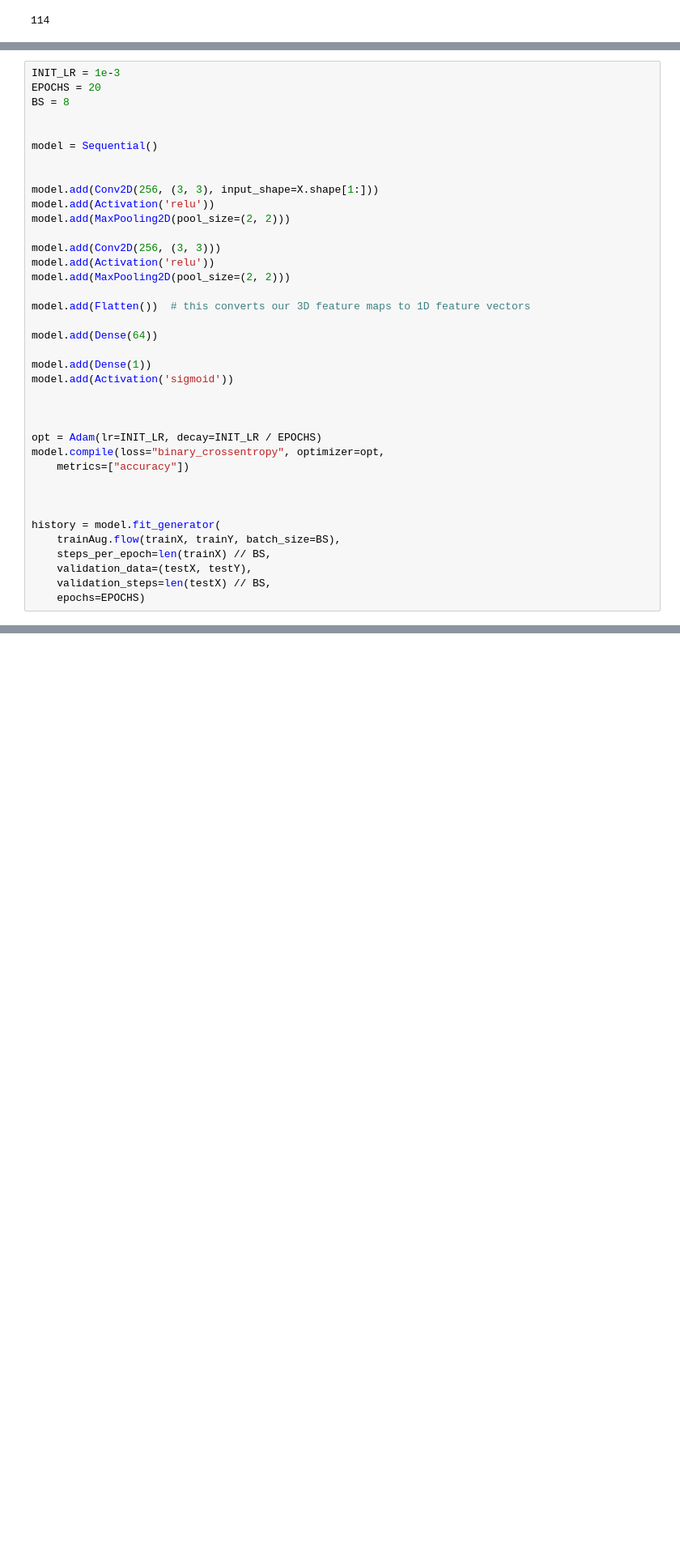
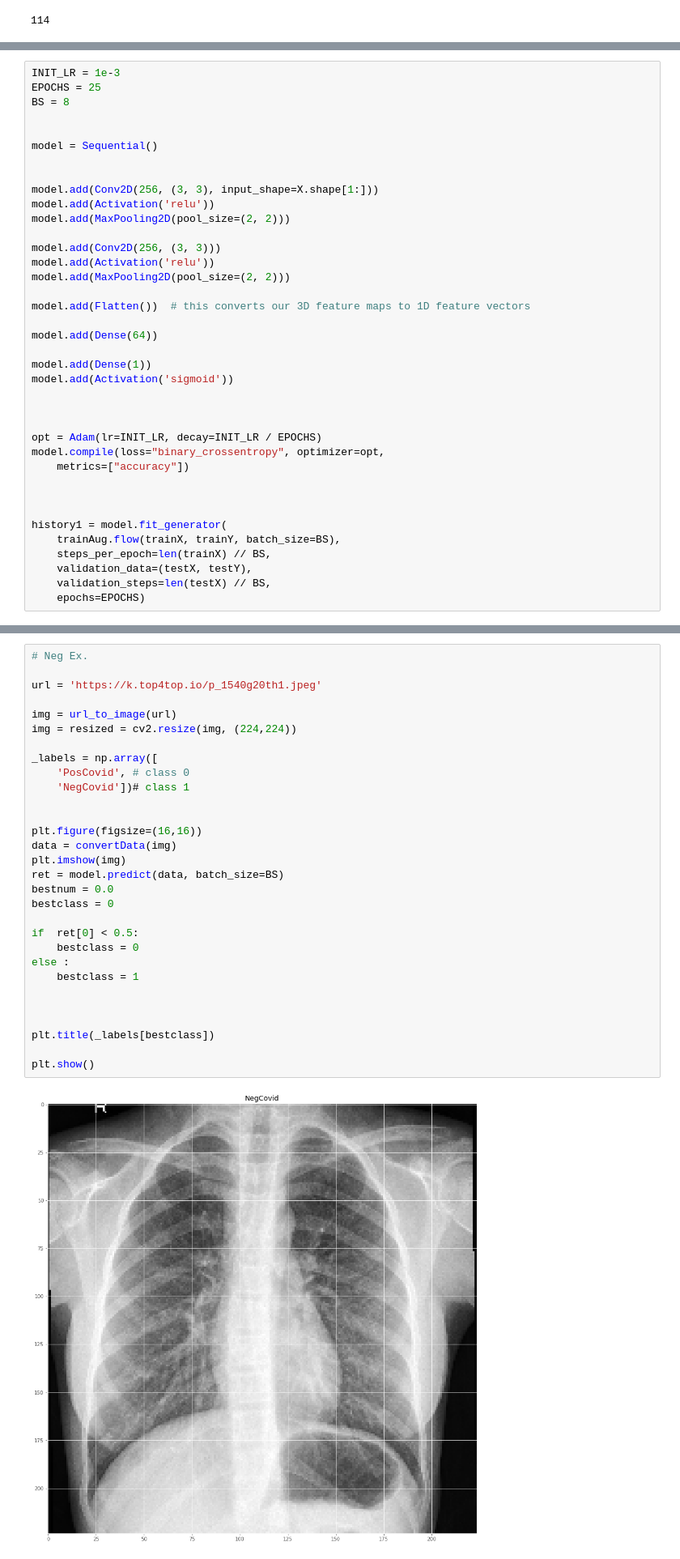
Before and after one commit to HebahAlshamlan/COVID-19, a Jupyter notebook: Covid_Classifier.ipynb, the cells around one changed output, grey strips where cells are left out. Shown: that part at 81% size. Drawn from its saved outputs; the diff is of its cells as text; blank space fills up the shorter version.

```diff
--- a/Covid_Classifier.ipynb
+++ b/Covid_Classifier.ipynb
@@ -175,7 +179,7 @@ trainAug = ImageDataGenerator(
 	fill_mode="nearest")
 # %%
 INIT_LR = 1e-3
-EPOCHS = 20
+EPOCHS = 25
 BS = 8
 
 
@@ -205,7 +209,7 @@ model.compile(loss="binary_crossentropy", optimizer=opt,
 
 
 
-history = model.fit_generator(
+history1 = model.fit_generator(
 	trainAug.flow(trainX, trainY, batch_size=BS),
 	steps_per_epoch=len(trainX) // BS,
 	validation_data=(testX, testY),
@@ -312,0 +273,32 @@ plt.show()
+# %%
+# Neg Ex.
+
+url = 'https://k.top4top.io/p_1540g20th1.jpeg'
+
+img = url_to_image(url)
+img = resized = cv2.resize(img, (224,224))
+
+_labels = np.array([
+    'PosCovid', # class 0
+    'NegCovid'])# class 1
+
+
+plt.figure(figsize=(16,16))
+data = convertData(img)
+plt.imshow(img)
+ret = model.predict(data, batch_size=BS)
+bestnum = 0.0
+bestclass = 0
+
+if  ret[0] < 0.5:
+    bestclass = 0
+else :
+    bestclass = 1
+
+
+
+plt.title(_labels[bestclass])
+
+plt.show()
+# %% [output]
+[figure, added]
```
Also changed, not shown: parts of 17 cells of this notebook.
